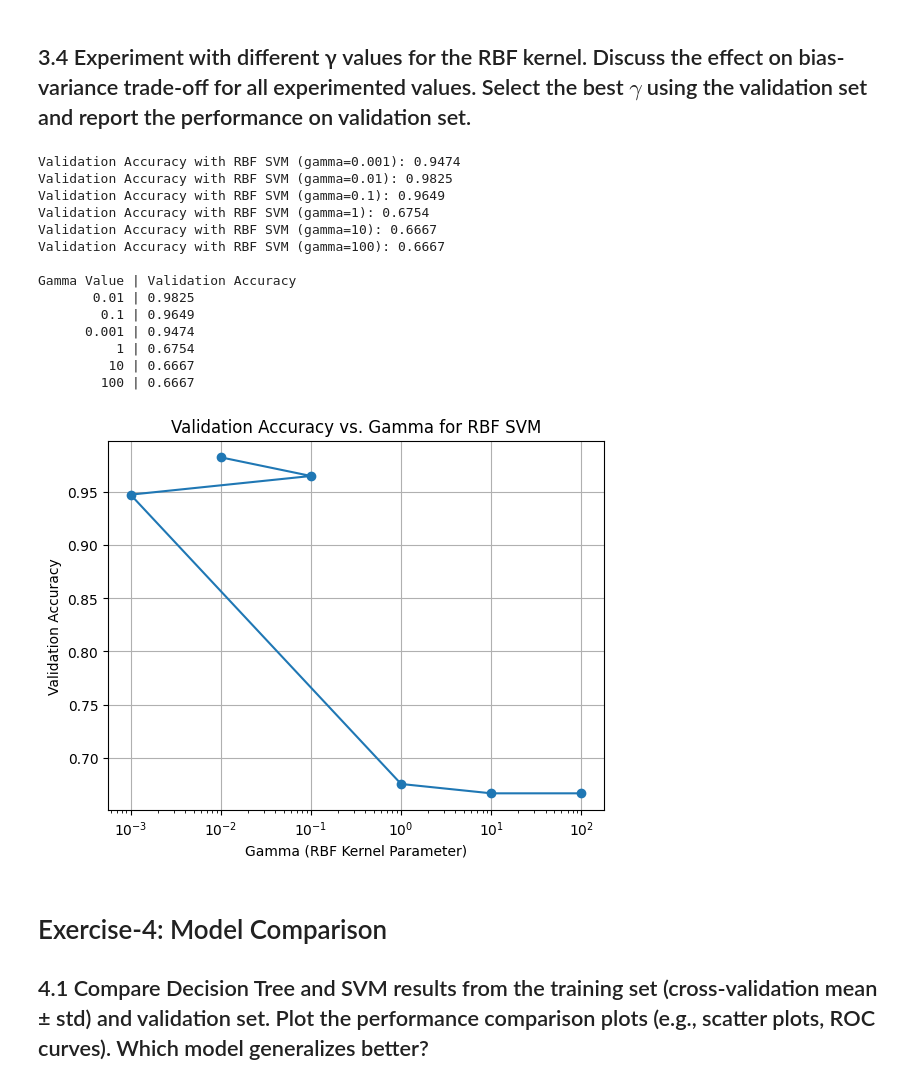
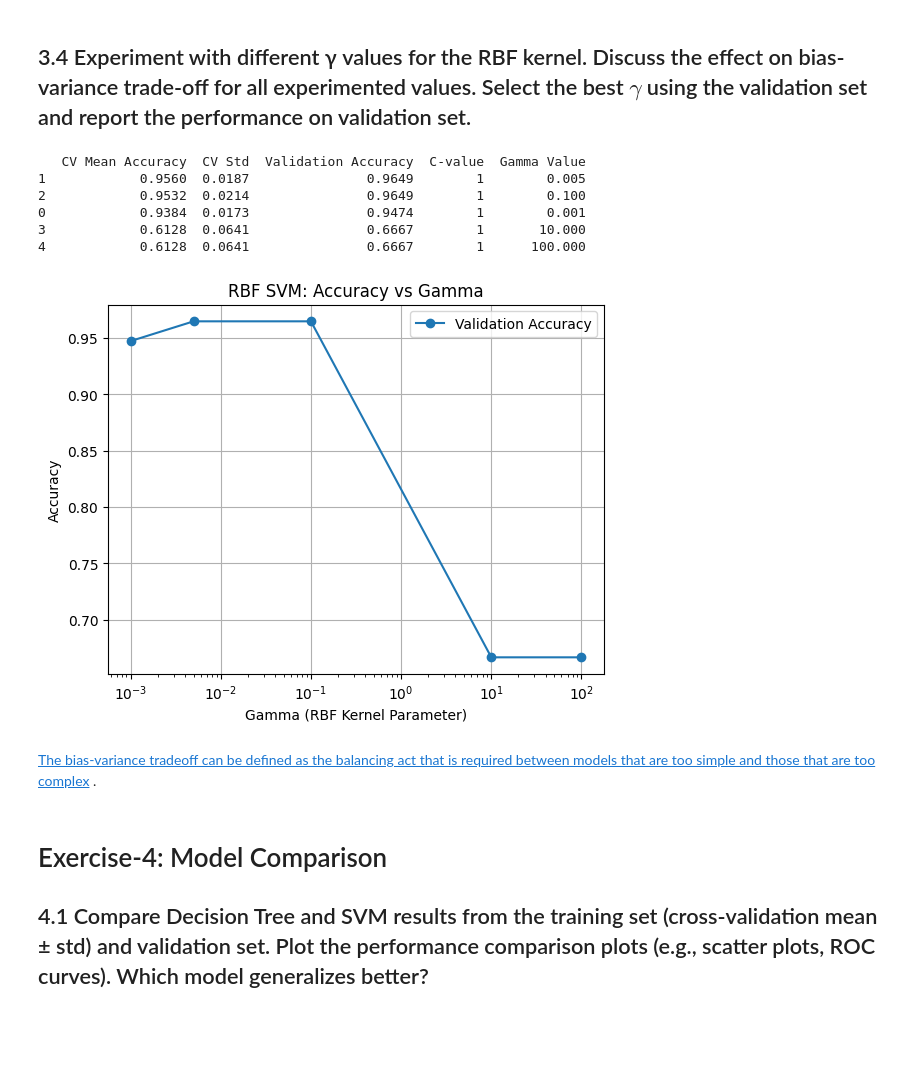
Before and after one commit to arthurBorger/machine_learning, a Jupyter notebook: assignment_2/exercise.ipynb, the cells around one changed output. Cells and saved outputs as stored; diff of their text form; code cells hidden in the pictures; blank space fills up the shorter version.

```diff
--- a/assignment_2/exercise.ipynb
+++ b/assignment_2/exercise.ipynb
@@ -486,55 +509,60 @@ C Value | Validation Accuracy
 # %% [markdown]
 ## 3.4 Experiment with different γ values for the RBF kernel. Discuss the effect on bias-variance trade-off for all experimented values. Select the best $γ$ using the validation set and report the performance on validation set.
 # %%
-# Testing different gamma values for RBF kernel SVM
-gamma_values = [0.001, 0.01, 0.1, 1, 10, 100]
-results = []
+import matplotlib.pyplot as plt
+
+gamma_values = [0.001, 0.005, 0.1, 10, 100]
+cv_means, cv_stds, val_accs = [], [], []
+best_C = 1
+kf = KFold(n_splits=5, shuffle=True, random_state=42)
+
 # Evaluate each gamma using cross-validation
 for gamma in gamma_values:
     rbf_svm = Pipeline([
         ('scaler', StandardScaler()),
-        ('clf', svm.SVC(kernel='rbf', gamma=gamma, probability=True, random_state=42)),
+        ('clf', svm.SVC(kernel='rbf', gamma=gamma,C=best_C, probability=True, random_state=42)),
     ])
     # Fit the model
     rbf_svm.fit(X_train, y_train)
     # Evaluate on validation set
     y_val_pred = rbf_svm.predict(X_val)
     val_accuracy_rbf = accuracy_score(y_val, y_val_pred)
-    results.append((gamma, val_accuracy_rbf))
-    print(f"Validation Accuracy with RBF SVM (gamma={gamma}): {val_accuracy_rbf:.4f}")
 
-# sort results by accuracy
-results.sort(key=lambda x: x[1], reverse=True)
+    # Get cross-validation scores
+    scores = cross_val_score(rbf_svm, X_train, y_train, cv=kf, scoring="accuracy")
+    # Append results
+    cv_means.append(scores.mean())
+    cv_stds.append(scores.std())
+    val_accs.append(val_accuracy_rbf)
+
 # Print results
-print("\nGamma Value | Validation Accuracy")
-for gamma, val_acc in results:
-    print(f"{gamma:11} | {val_acc:.4f}")
+df = display_results(np.round(cv_means, 4), np.round(cv_stds, 4), np.round(val_accs, 4))
+df["C-value"] = best_C
+df["Gamma Value"] = gamma_values
+df.sort_values("Validation Accuracy", ascending=False, inplace=True)
+print(df)
 
 # Plot accuracy vs. gamma
-gamma_vals, accuracies = zip(*results)
 plt.figure()
-plt.semilogx(gamma_vals, accuracies, marker='o')
+# Plot cross-validation accuracy
+plt.semilogx(gamma_values, val_accs, marker='o', label='Validation Accuracy')
 plt.xlabel("Gamma (RBF Kernel Parameter)")
-plt.ylabel("Validation Accuracy")
-plt.title("Validation Accuracy vs. Gamma for RBF SVM")
+plt.ylabel("Accuracy")
+plt.title("RBF SVM: Accuracy vs Gamma")
 plt.grid(True)
+plt.legend()
 plt.show()
 # %% [output]
-Validation Accuracy with RBF SVM (gamma=0.001): 0.9474
-Validation Accuracy with RBF SVM (gamma=0.01): 0.9825
-Validation Accuracy with RBF SVM (gamma=0.1): 0.9649
-Validation Accuracy with RBF SVM (gamma=1): 0.6754
-Validation Accuracy with RBF SVM (gamma=10): 0.6667
-Validation Accuracy with RBF SVM (gamma=100): 0.6667
-
-Gamma Value | Validation Accuracy
-       0.01 | 0.9825
-        0.1 | 0.9649
-      0.001 | 0.9474
-          1 | 0.6754
-         10 | 0.6667
-        100 | 0.6667
+   CV Mean Accuracy  CV Std  Validation Accuracy  C-value  Gamma Value
+1            0.9560  0.0187               0.9649        1        0.005
+2            0.9532  0.0214               0.9649        1        0.100
+0            0.9384  0.0173               0.9474        1        0.001
+3            0.6128  0.0641               0.6667        1       10.000
+4            0.6128  0.0641               0.6667        1      100.000
-[figure, old version]
+[figure, new version]
+# %% [markdown]
+[The bias-variance tradeoff can be defined as the balancing act that is required between models that are too simple and those that are too complex](https://uniathena.com/understanding-bias-variance-tradeoff-balance-model-performance)
+.
 # %% [markdown]
 # Exercise-4: Model Comparison
 ## 4.1 Compare Decision Tree and SVM results from the training set (cross-validation mean ± std) and validation set. Plot the performance comparison plots (e.g., scatter plots, ROC curves). Which model generalizes better?
```
Also changed, not shown: parts of 6 cells of this notebook, 3 other files.
